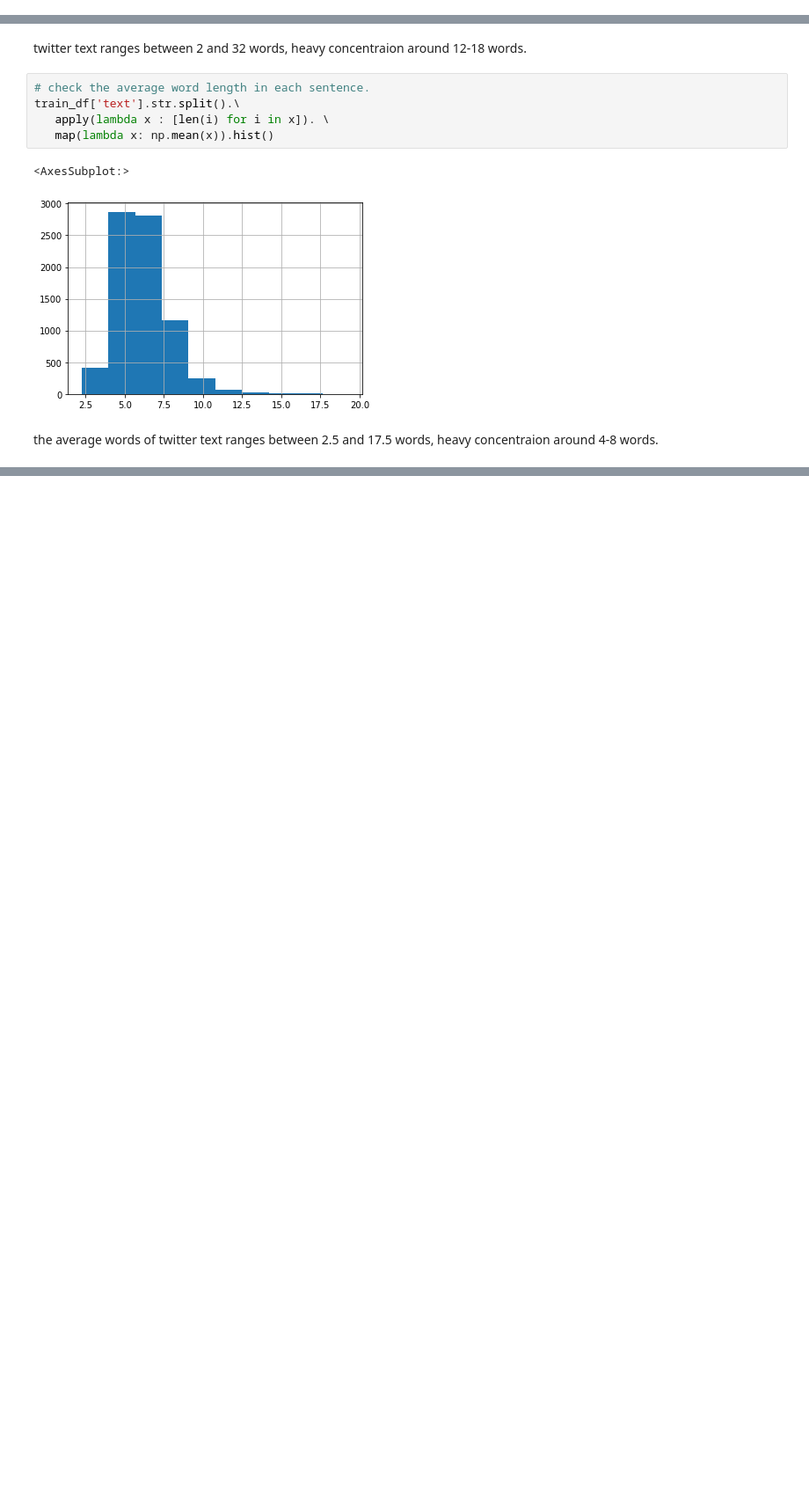
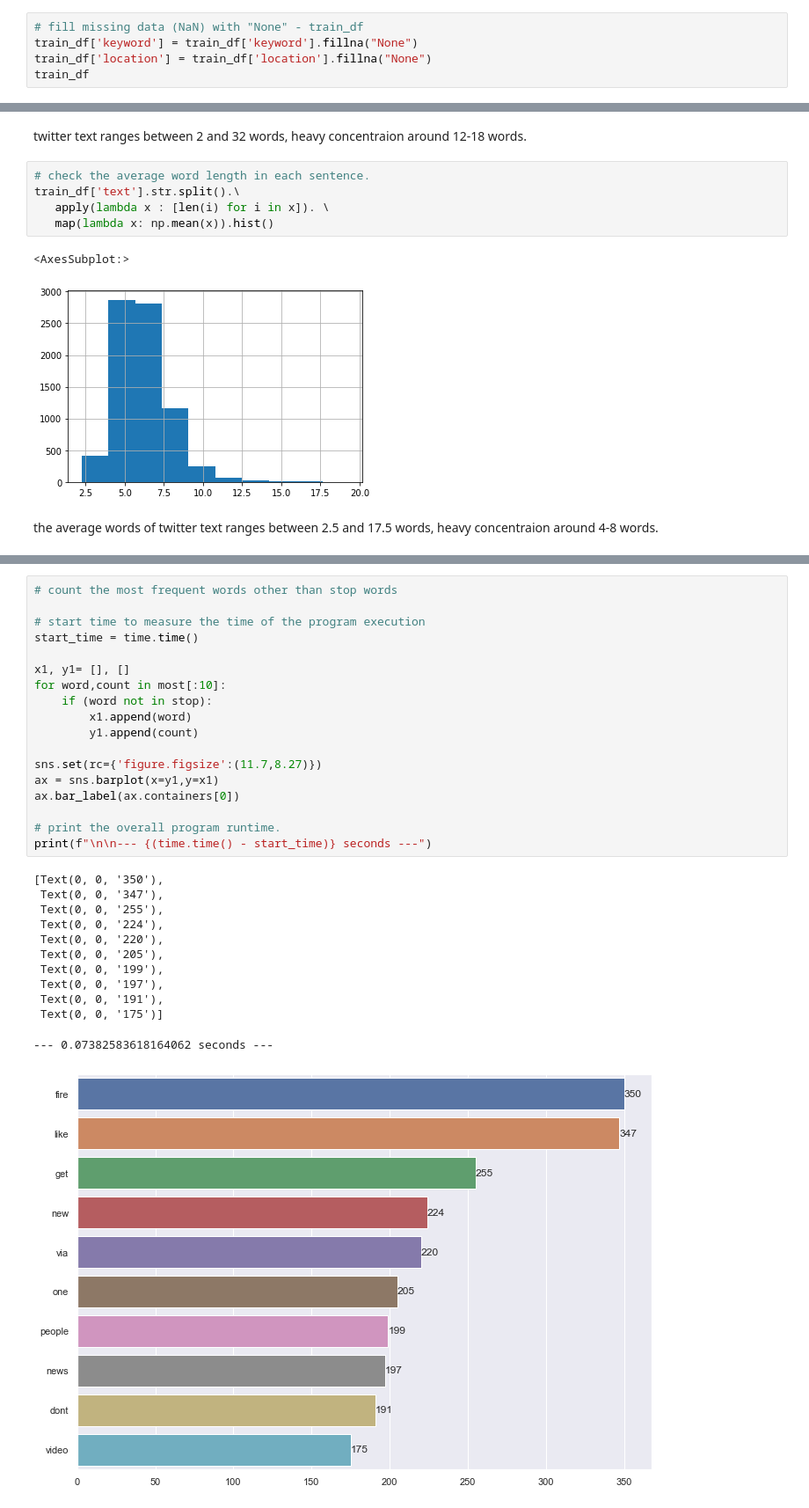
Before and after one commit to Nicole-Hong/LHL_Final_Project_NLP, a Jupyter notebook: src/nlp_disaster_tweets.ipynb, the cells around one changed output, grey strips where cells are left out. Shown at 88% size. Cells and saved outputs as stored; diff of their text form; blank space fills up the shorter version.

```diff
--- a/src/nlp_disaster_tweets.ipynb
+++ b/src/nlp_disaster_tweets.ipynb
@@ -595,0 +695,5 @@ train_df['text'][70]
+# %%
+# fill missing data (NaN) with "None" - train_df
+train_df['keyword'] = train_df['keyword'].fillna("None")
+train_df['location'] = train_df['location'].fillna("None")
+train_df
@@ -757,0 +1082,31 @@ print(f"\n\n--- {(time.time() - start_time)} seconds ---")
+# %%
+# count the most frequent words other than stop words
+
+# start time to measure the time of the program execution
+start_time = time.time()
+
+x1, y1= [], []
+for word,count in most[:10]:
+    if (word not in stop):
+        x1.append(word)
+        y1.append(count)
+
+sns.set(rc={'figure.figsize':(11.7,8.27)})
+ax = sns.barplot(x=y1,y=x1)
+ax.bar_label(ax.containers[0])
+
+# print the overall program runtime.
+print(f"\n\n--- {(time.time() - start_time)} seconds ---")
+# %% [output]
+[Text(0, 0, '350'),
+ Text(0, 0, '347'),
+ Text(0, 0, '255'),
+ Text(0, 0, '224'),
+ Text(0, 0, '220'),
+ Text(0, 0, '205'),
+ Text(0, 0, '199'),
+ Text(0, 0, '197'),
+ Text(0, 0, '191'),
+ Text(0, 0, '175')]
+--- 0.07382583618164062 seconds ---
+[figure, added]
```
Also changed, not shown: parts of 28 cells of this notebook, 9 other files.
